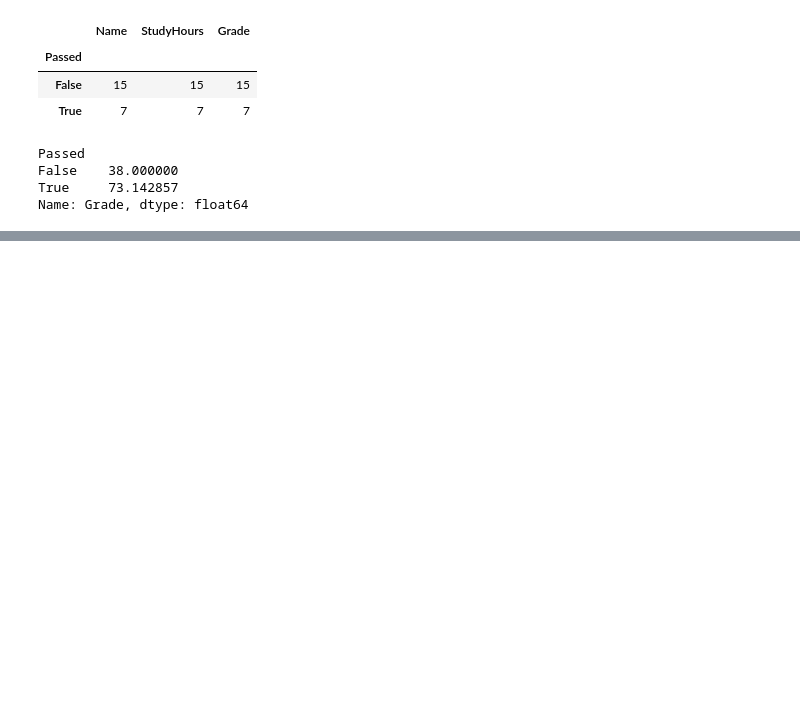
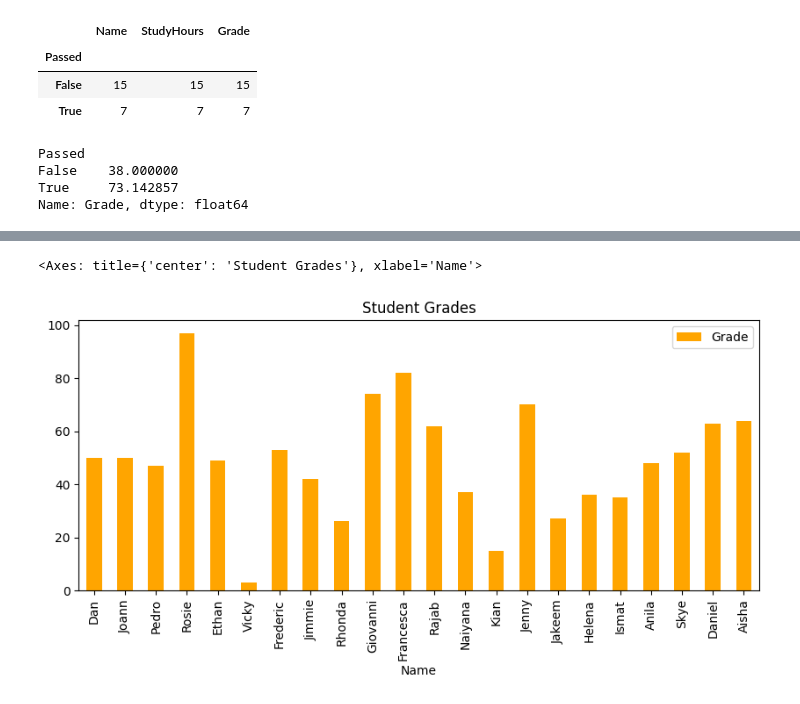
Before and after one commit to Hafsha7022/PythonPractice, a Jupyter notebook: StudentData.ipynb, the cells around one changed output, grey strips where cells are left out. Saved outputs shown, nothing was run; the diff lists cells and outputs as text; code cells hidden in the pictures; blank space fills up the shorter version.

```diff
--- a/StudentData.ipynb
+++ b/StudentData.ipynb
@@ -286,0 +270,5 @@ AttributeError: 'DataFrame' object has no attribute 'Name'
+# %%
+df_students.plot.bar(x='Name', y='Grade', color='Orange', title='Student Grades', figsize=(10, 4))
+# %% [output]
+<Axes: title={'center': 'Student Grades'}, xlabel='Name'>
+[figure, added]
```
Also changed, not shown: parts of 10 cells of this notebook.
